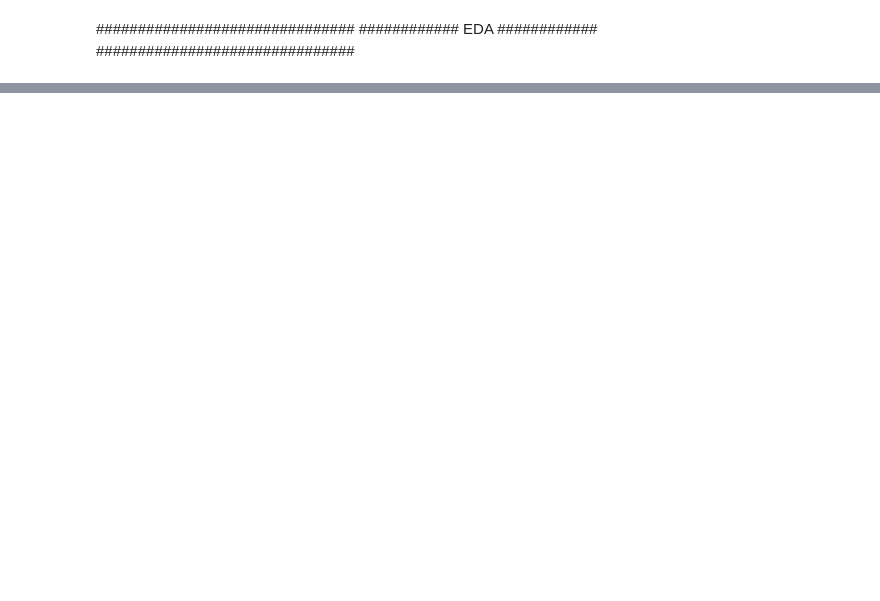
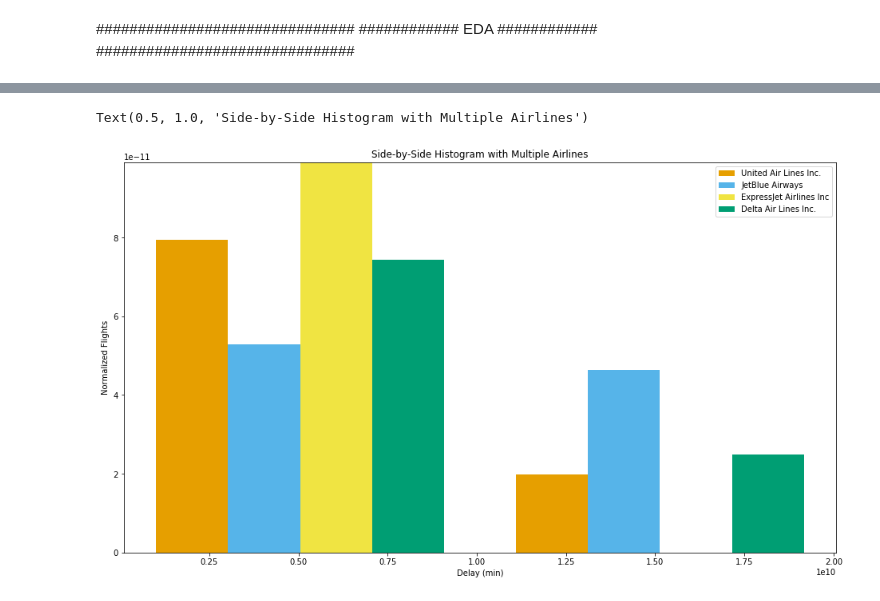
Before and after one commit to Nilanshrajput/AdvitiyaHackathon, a Jupyter notebook: patentClassifiaction.ipynb, the cells around one changed output, grey strips where cells are left out. Drawn from its saved outputs; the diff is of its cells as text; code cells hidden in the pictures; blank space fills up the shorter version.

```diff
--- a/patentClassifiaction.ipynb
+++ b/patentClassifiaction.ipynb
@@ -43,11 +44,14 @@ dataCsv.to_csv("data.csv")
 # %%
 
 # Function to extract all the numbers from the given string
-def getNumbers(str):
+def getNumber(str):
     array = re.findall(r'[0-9]+', str)
-    return array
+    return int(array[0])
 
 # Driver code
 str = "adbv345hj43hvb42"
-array = getNumbers(str)
-print(*array)
+array = getNumber(str)
+print(array)
+centerintData = dataCsv.copy()
+for i in [0,2,4,6]:
+    centerintData.iloc[:,i] = dataCsv.iloc[:,i].apply(lambda x : getNumber(x))
@@ -53,0 +93,26 @@ print(*array)
+# %%
+# Make a separate list for each airline
+x1 = list(centerintData.iloc[:,0])
+x2 = list(centerintData.iloc[:,2])
+x3 = list(centerintData.iloc[:,4])
+x4 = list(centerintData.iloc[:,6])
+# Assign colors for each airline and the names
+colors = ['#E69F00', '#56B4E9', '#F0E442', '#009E73']
+names = ['United Air Lines Inc.', 'JetBlue Airways', 'ExpressJet Airlines Inc',
+         'Delta Air Lines Inc.']
+
+# Make the histogram using a list of lists
+# Normalize the flights and assign colors and names
+plt.rcParams["figure.figsize"] = [16,9]
+plt.hist([x1, x2, x3, x4], bins = 2, density=True,
+         color = colors, label=names)
+
+# Plot formatting
+
+plt.legend()
+plt.xlabel('Delay (min)')
+plt.ylabel('Normalized Flights')
+plt.title('Side-by-Side Histogram with Multiple Airlines')
+# %% [output]
+Text(0.5, 1.0, 'Side-by-Side Histogram with Multiple Airlines')
+[figure, added]
```
Also changed, not shown: parts of 7 cells of this notebook.
